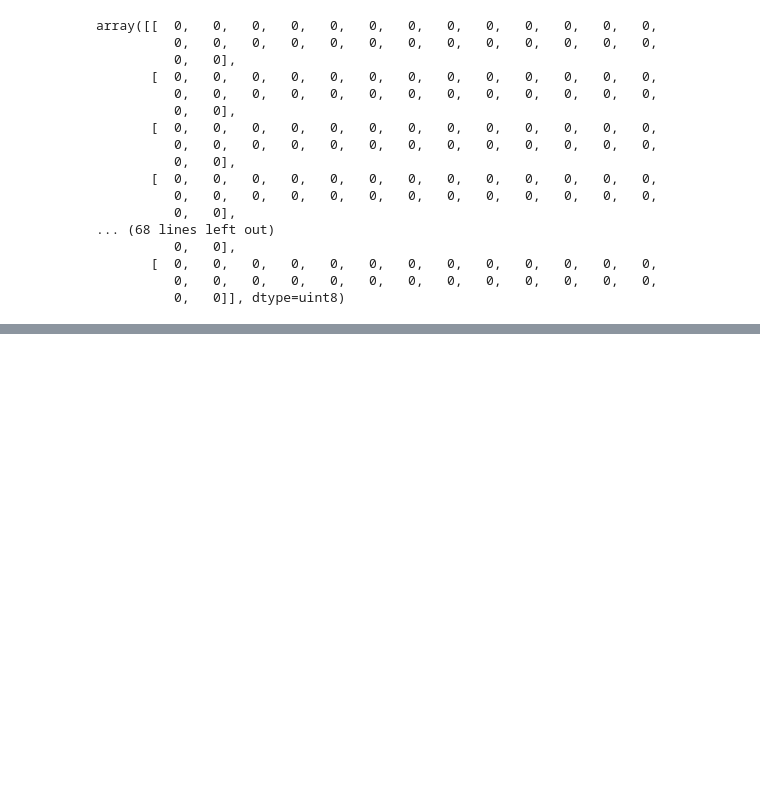
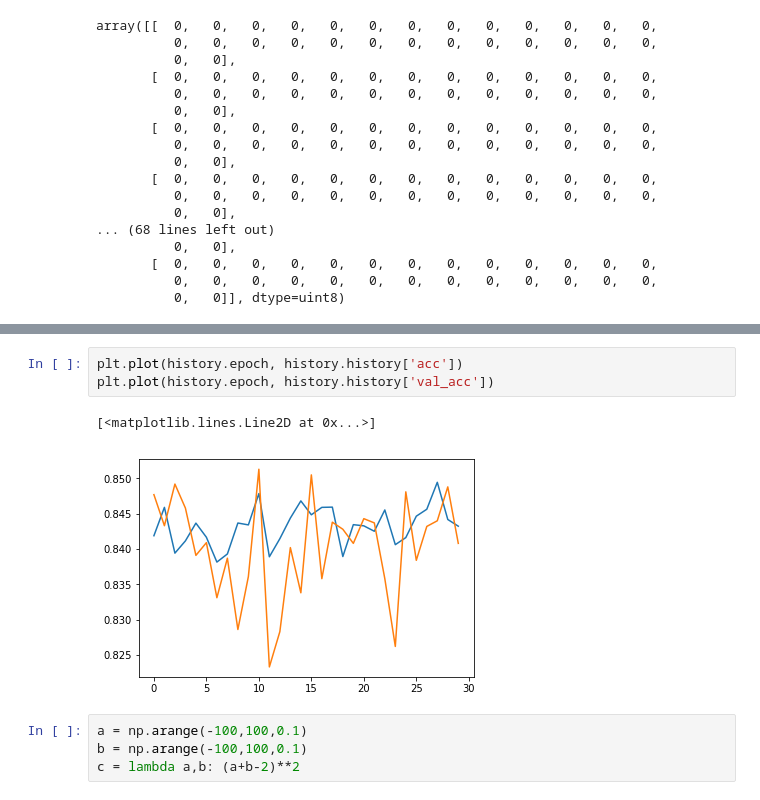
Before and after one commit to nishitgl/StartingWithPython-ai1-fall2019, a Jupyter notebook: mnist_keras_perceptron.ipynb, the cells around one changed output, grey strips where cells are left out. Cells and saved outputs as stored; diff of their text form; blank space fills up the shorter version.

```diff
--- a/mnist_keras_perceptron.ipynb
+++ b/mnist_keras_perceptron.ipynb
@@ -173,0 +189,10 @@ dir()
+# %%
+plt.plot(history.epoch, history.history['acc'])
+plt.plot(history.epoch, history.history['val_acc'])
+# %% [output]
+[<matplotlib.lines.Line2D at 0x...>]
+[figure, added]
+# %%
+a = np.arange(-100,100,0.1)
+b = np.arange(-100,100,0.1)
+c = lambda a,b: (a+b-2)**2
```
Also changed, not shown: parts of 15 cells of this notebook.
